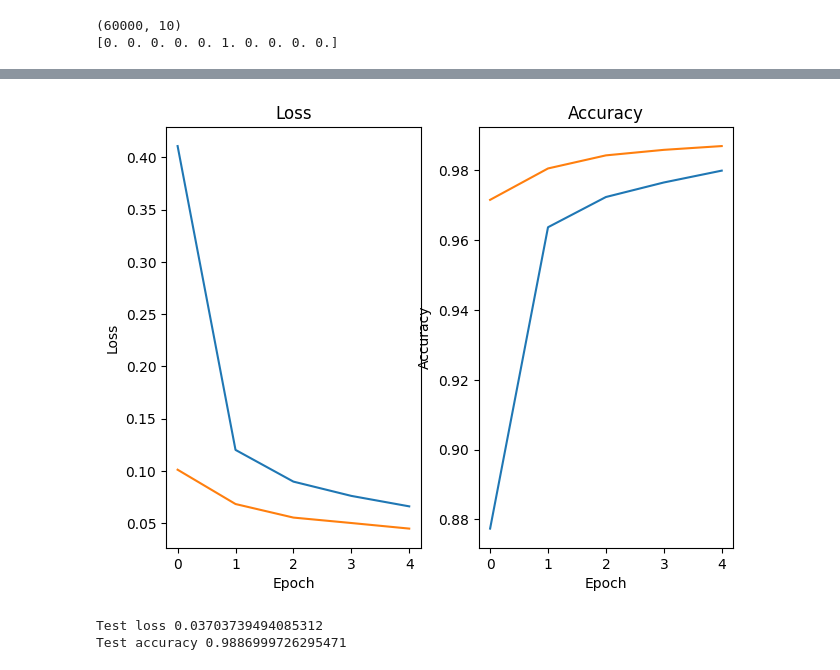
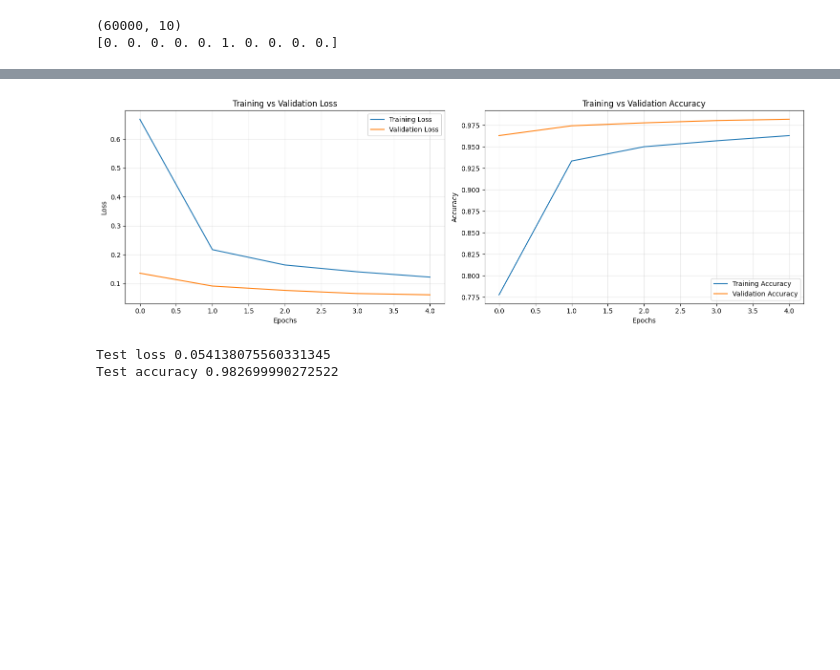
Before and after one commit to Elsacred02/assignment_3_advanced_machine_learning, a Jupyter notebook: Assignment3.ipynb, the cells around one changed output, grey strips where cells are left out. Cells and saved outputs as stored; diff of their text form; code cells hidden in the pictures; blank space fills up the shorter version.

```diff
--- a/Assignment3.ipynb
+++ b/Assignment3.ipynb
@@ -61,9 +59,11 @@ input_shape = (28,28,1)
 model = keras.Sequential(
     [
       keras.Input(shape=input_shape),
-      layers.Conv2D(32, kernel_size=3, activation="relu"),
+      layers.Conv2D(8, kernel_size=3, activation="relu"),
+      layers.Conv2D(9, kernel_size=3, activation="relu"),
       layers.MaxPool2D(pool_size=2),
-      layers.Conv2D(64, kernel_size=3, activation="relu"),
+      layers.Conv2D(16, kernel_size=3, activation="relu"),
+      layers.Conv2D(16, kernel_size=3, activation="relu"),
       layers.MaxPool2D(pool_size=2),
       layers.Flatten(),
       layers.Dropout(0.5),
@@ -71,7 +71,4 @@ model = keras.Sequential(
     ]
 )
 model.summary()
-
-# input HxWx32
-# 64 kernels 3x3x32x64+64
 # %% [output]
@@ -117,30 +114,32 @@ Epoch 5/5
-# %%
-def plot_performance(history):
-  fig, ax = plt.subplots(1, 2)
-  fig.tight_layout()
-  train_acc = history.history['accuracy']
-  valid_acc = history.history['val_accuracy']
-  train_loss = history.history['loss']
-  valid_loss = history.history['val_loss']
-  ax[0].set_xlabel('Epoch')
-  ax[0].set_ylabel('Loss')
-  ax[0].set_title('Loss')
-  ax[0].plot(train_loss)
-  ax[0].plot(valid_loss)
-  ax[1].set_title('Accuracy')
-  ax[1].set_xlabel('Epoch')
-  ax[1].set_ylabel('Accuracy')
-  ax[1].plot(train_acc)
-  ax[1].plot(valid_acc)
-  plt.show()
-
-plot_performance(history)
-# %% [output]
-[figure, removed]
+# %%
+history_dict = history.history
+
+fig, (ax1, ax2) = plt.subplots(1, 2, figsize=(15, 5))
+
+ax1.plot(history_dict['loss'], label='Training Loss')
+ax1.plot(history_dict['val_loss'], label='Validation Loss')
+ax1.set_xlabel('Epochs')
+ax1.set_ylabel('Loss')
+ax1.set_title('Training vs Validation Loss')
+ax1.legend()
+ax1.grid(alpha=0.3)
+
+ax2.plot(history_dict['accuracy'], label='Training Accuracy')
+ax2.plot(history_dict['val_accuracy'], label='Validation Accuracy')
+ax2.set_xlabel('Epochs')
+ax2.set_ylabel('Accuracy')
+ax2.set_title('Training vs Validation Accuracy')
+ax2.legend()
+ax2.grid(alpha=0.3)
+
+plt.tight_layout()
+plt.show()
+# %% [output]
+[figure, added]
 # %%
 score = model.evaluate(x_test, y_test, verbose=0)
 print("Test loss", score[0])
 print("Test accuracy", score[1])
 # %% [output]
-Test loss 0.03703739494085312
-Test accuracy 0.9886999726295471
+Test loss 0.054138075560331345
+Test accuracy 0.982699990272522
```
Also changed, not shown: parts of 3 cells of this notebook.
